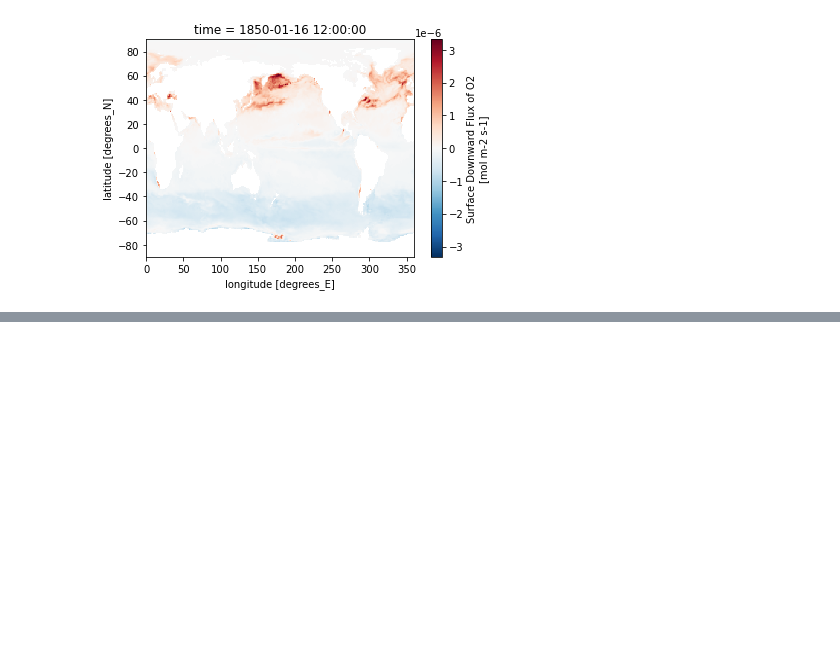
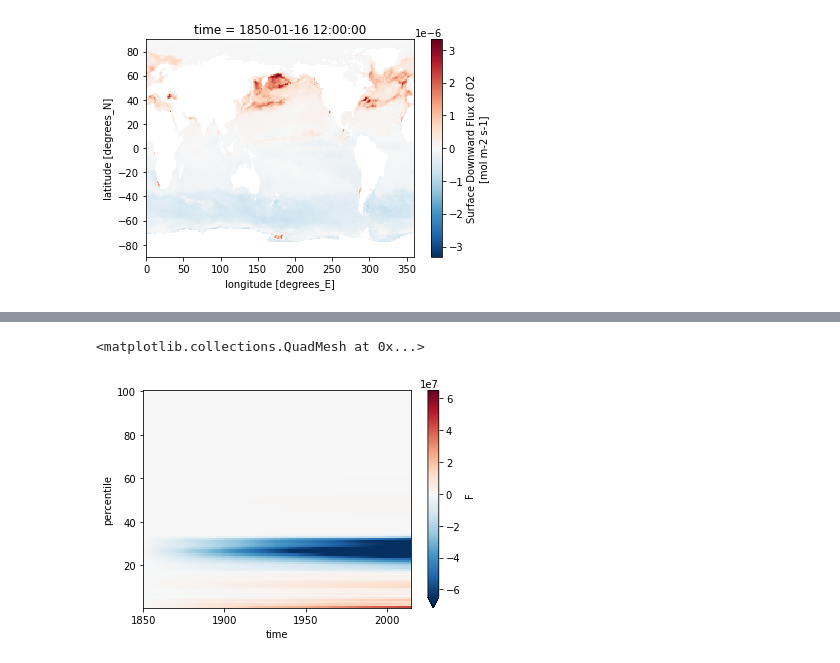
Before and after one commit to gmacgilchrist/oxygen, a Jupyter notebook: notebooks/dev_tracerpercentile_surfacefluxes.ipynb, the cells around one changed output, grey strips where cells are left out. Cells and saved outputs as stored; diff of their text form; code cells hidden in the pictures; blank space fills up the shorter version.

```diff
--- a/notebooks/dev_tracerpercentile_surfacefluxes.ipynb
+++ b/notebooks/dev_tracerpercentile_surfacefluxes.ipynb
@@ -12,0 +29,29 @@ ds['fgo2'].isel(time=0).plot()
+# %%
+dataset = 'esm4'
+tracername = 'o2'
+ascending=False
+# Load tracer percentile info
+tp = xr.open_dataset(path_tp(tracername,dataset,ascending))
+# %%
+dsmean = ds.coarsen(time=12).mean('time')
+# %%
+hs = xr.zeros_like(tp['tp'])
+hs.name = 'F'
+for t in range(len(tp['time'])):
+    tpnow = tp.isel(time=t)
+    dsnow = dsmean.isel(time=t)
+
+    # Sort bins into ascending order for histogram
+    # (Reversed before aligning with percentile again)
+    o2_bins = np.sort(np.append(tpnow['tp'].values,0))
+
+    hsnow = histogram(dsnow[tracername+'os'],
+                      bins=[o2_bins],
+                      dim=list(dsnow.dims),
+                      weights=grid['areacello']*dsnow['fgo2'])
+    hs[:,t] = hsnow[::-1] # Reverse order
+# %%
+hs.cumsum('time').plot(robust=True)
+# %% [output]
+<matplotlib.collections.QuadMesh at 0x...>
+[figure, added]
```
Also changed, not shown: parts of 5 cells of this notebook, 1 other file.
